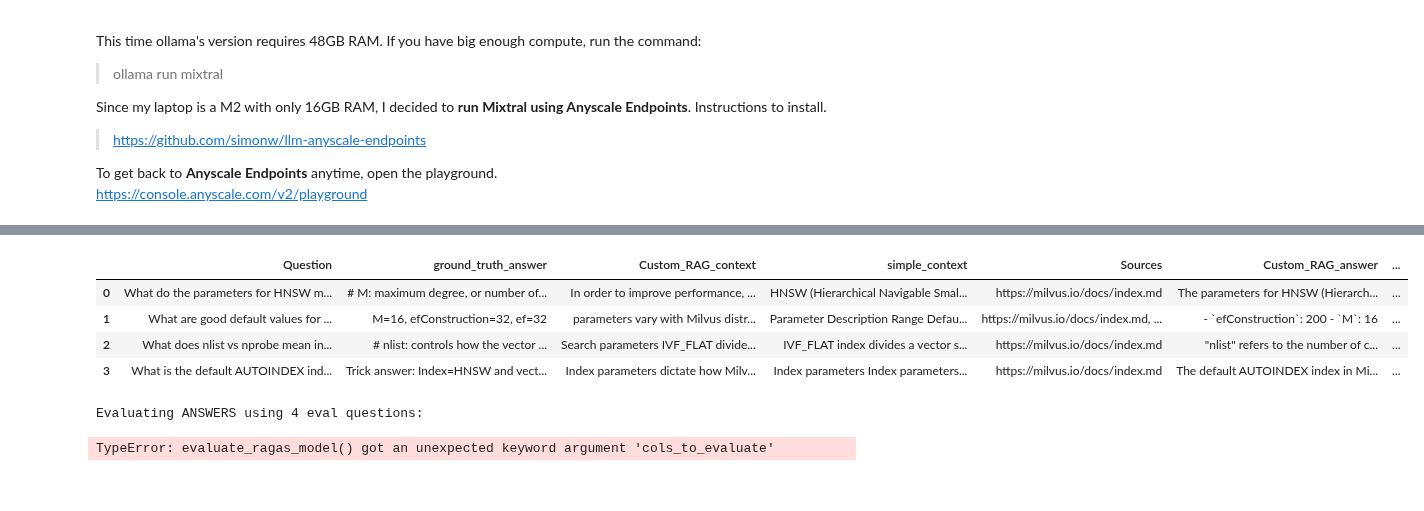
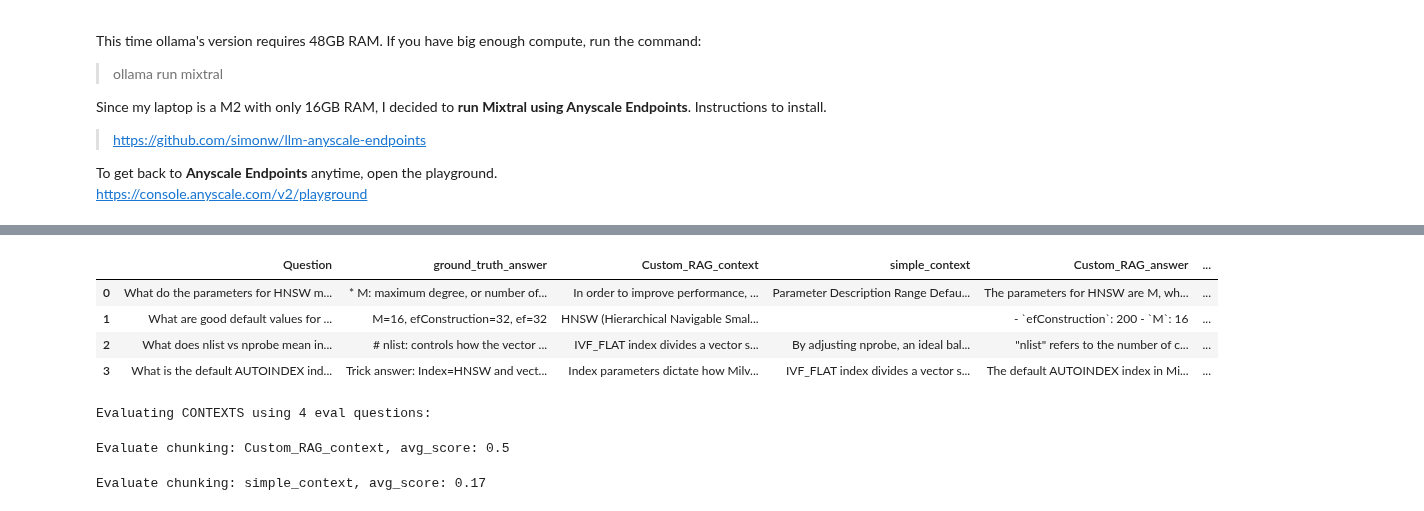
Before and after one commit to AKJUS/bootcamp, a Jupyter notebook: bootcamp/workshops/dbta_may_2024/1. RAG_basic.ipynb, the cells around one changed output, grey strips where cells are left out. Cells and saved outputs as stored; diff of their text form; code cells hidden in the pictures.

```diff
--- a/bootcamp/workshops/dbta_may_2024/1. RAG_basic.ipynb
+++ b/bootcamp/workshops/dbta_may_2024/1. RAG_basic.ipynb
@@ -1280,44 +1226,44 @@ Read through this notebook carefully and pay attention to the number of question
 import os, sys
 import pandas as pd
 import numpy as np
 import ragas, datasets
 from langchain_community.embeddings import HuggingFaceEmbeddings
 from ragas.embeddings import LangchainEmbeddingsWrapper
 
 # Import custom functions for evaluation.
 sys.path.append("../../Integration")
 import eval_ragas as _eval_ragas
 
 # Import the evaluation metrics.
 from ragas.metrics import (
     context_recall,
     context_precision,
     faithfulness,
     answer_relevancy,
     answer_similarity,
     answer_correctness
     )
 
 # Get the current working directory.
 cwd = os.getcwd()
-relative_path = '/../../Evaluation/data/ground_truth_answers.csv'
+relative_path = '/../../Evaluation/data/blog_eval_answers.csv'
 file_path = cwd + relative_path
 # print(f"file_path: {file_path}")
 
 # Read ground truth answers from file.
 eval_df = pd.read_csv(file_path, header=0, skip_blank_lines=True)
 display(eval_df.head())
 # %% [output]
-|  | Question | ground_truth_answer | Custom_RAG_context | simple_context | Sources | Custom_RAG_answer | ... |
-| 0 | What do the parameters for HNSW m... | # M: maximum degree, or number of... | In order to improve performance, ... | HNSW (Hierarchical Navigable Smal... | https://milvus.io/docs/index.md | The parameters for HNSW (Hierarch... | ... |
-| 1 | What are good default values for ... | M=16, efConstruction=32, ef=32 | parameters vary with Milvus distr... | Parameter Description Range Defau... | https://milvus.io/docs/index.md, ... | - `efConstruction`: 200 - `M`: 16 | ... |
-| 2 | What does nlist vs nprobe mean in... | # nlist: controls how the vector ... | Search parameters IVF_FLAT divide... | IVF_FLAT index divides a vector s... | https://milvus.io/docs/index.md | "nlist" refers to the number of c... | ... |
-| 3 | What is the default AUTOINDEX ind... | Trick answer: Index=HNSW and vect... | Index parameters dictate how Milv... | Index parameters Index parameters... | https://milvus.io/docs/index.md | The default AUTOINDEX index in Mi... | ... |
+|  | Question | ground_truth_answer | Custom_RAG_context | simple_context | Custom_RAG_answer | ... |
+| 0 | What do the parameters for HNSW m... | * M: maximum degree, or number of... | In order to improve performance, ... | Parameter Description Range Defau... | The parameters for HNSW are M, wh... | ... |
+| 1 | What are good default values for ... | M=16, efConstruction=32, ef=32 | HNSW (Hierarchical Navigable Smal... |  | - `efConstruction`: 200 - `M`: 16 | ... |
+| 2 | What does nlist vs nprobe mean in... | # nlist: controls how the vector ... | IVF_FLAT index divides a vector s... | By adjusting nprobe, an ideal bal... | "nlist" refers to the number of c... | ... |
+| 3 | What is the default AUTOINDEX ind... | Trick answer: Index=HNSW and vect... | Index parameters dictate how Milv... | IVF_FLAT index divides a vector s... | The default AUTOINDEX index in Mi... | ... |
 # %%
 ##########################################
 # Set the evaluation type.
 EVALUATE_WHAT = 'ANSWERS'
-# EVALUATE_WHAT = 'CONTEXTS'
+EVALUATE_WHAT = 'CONTEXTS'
 ##########################################
 
 # Set the columns to evaluate.
@@ -1366,8 +1312,9 @@ ragas_result, scores = _eval_ragas.evaluate_ragas_model(
     what_to_evaluate=EVALUATE_WHAT,
     cols_to_evaluate=cols_to_evaluate)
 # %% [output]
-Evaluating ANSWERS using 4 eval questions:
+Evaluating CONTEXTS using 4 eval questions:
-TypeError: evaluate_ragas_model() got an unexpected keyword argument 'cols_to_evaluate'
+Evaluate chunking: Custom_RAG_context, avg_score: 0.5
+Evaluate chunking: simple_context, avg_score: 0.17
 # %%
 # Calculate and print the percent improvements.
 if EVALUATE_WHAT == 'ANSWERS':
```
Also changed, not shown: parts of 40 cells of this notebook, 3 other files.
